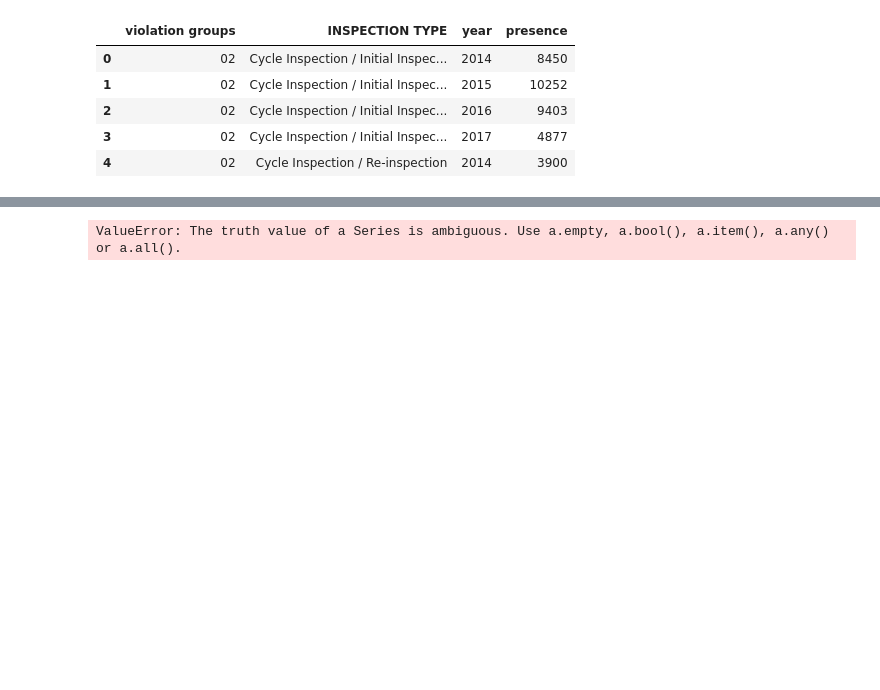
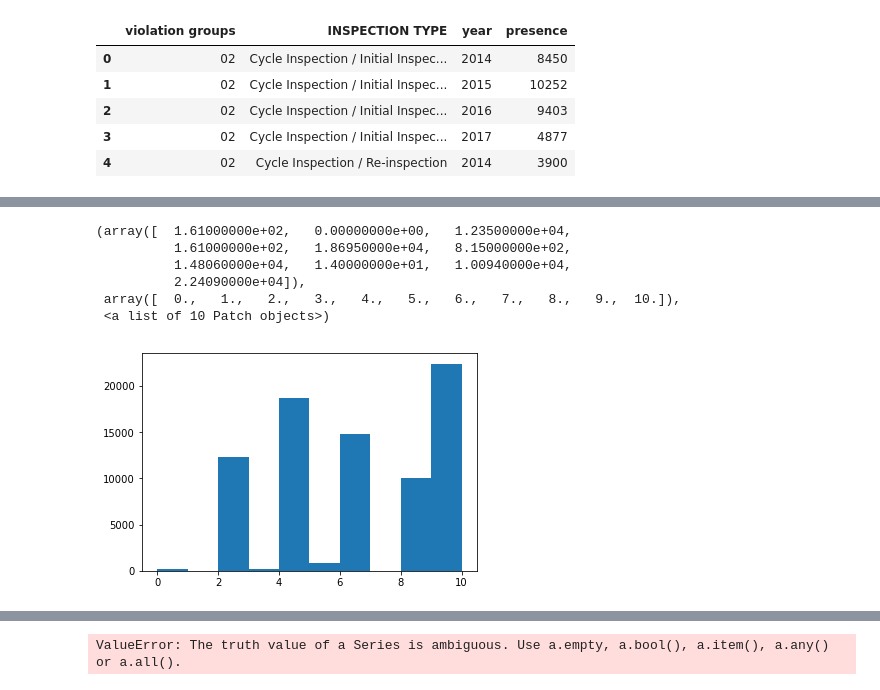
Before and after one commit to chenHub00/restaurant_inspections, a Jupyter notebook: CycleInspections-Exploration.ipynb, the cells around one changed output, grey strips where cells are left out. Drawn from its saved outputs; the diff is of its cells as text; code cells hidden in the pictures; blank space fills up the shorter version.

```diff
--- a/CycleInspections-Exploration.ipynb
+++ b/CycleInspections-Exploration.ipynb
@@ -65,0 +107,27 @@ viol_present_table.head()
+# %%
+# for each year
+# plot side by side the inspection type
+# violation group bars
+#viol_present_table['violation groups'][viol_present_table['year'] == 2014]
+vgr_2014 = pd.to_numeric( CycleInspections_out['violation groups'][CycleInspections_out['year'] == 2014]).fillna(0).astype(np.int64)
+vgr_2014 = vgr_2014[vgr_2014 < 22]
+vgr_2015 = pd.to_numeric( CycleInspections_out['violation groups'][CycleInspections_out['year'] == 2015]).fillna(0).astype(np.int64)
+vgr_2015 = vgr_2015[vgr_2015 < 22]
+vgr_2016 = pd.to_numeric( CycleInspections_out['violation groups'][CycleInspections_out['year'] == 2016]).fillna(0).astype(np.int64)
+vgr_2016 = vgr_2016[vgr_2016 < 22]
+vgr_2017 = pd.to_numeric( CycleInspections_out['violation groups'][CycleInspections_out['year'] == 2017]).fillna(0).astype(np.int64)
+vgr_2017 = vgr_2017[vgr_2017 < 22]
+# %%
+#type(vgr_2014[0]) # int64
+#vgr_2014.hist()
+groups_max = vgr_2014.max()
+plt.hist(vgr_2014,bins = 10)
+#groups_max
+# %% [output]
+(array([  1.61000000e+02,   0.00000000e+00,   1.23500000e+04,
+          1.61000000e+02,   1.86950000e+04,   8.15000000e+02,
+          1.48060000e+04,   1.40000000e+01,   1.00940000e+04,
+          2.24090000e+04]),
+ array([  0.,   1.,   2.,   3.,   4.,   5.,   6.,   7.,   8.,   9.,  10.]),
+ <a list of 10 Patch objects>)
+[figure, added]
```
Also changed, not shown: parts of 10 cells of this notebook.
